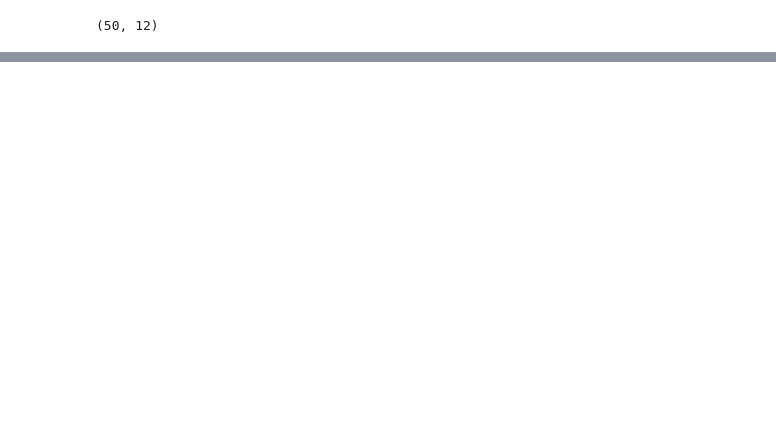
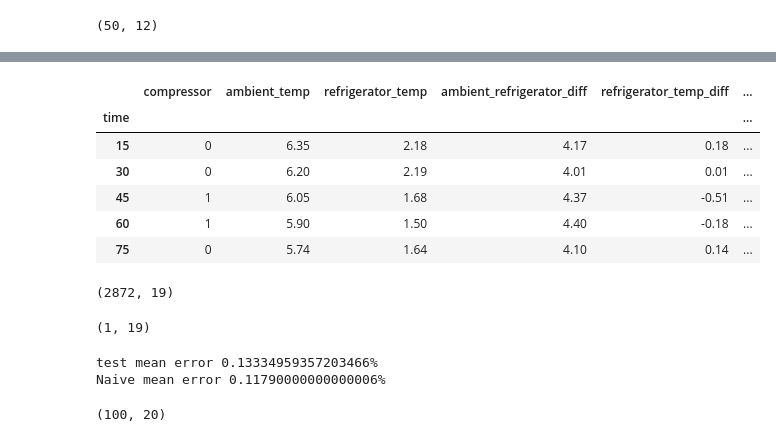
Before and after one commit to jacekdobrowolski/regression_forest, a Jupyter notebook: main.ipynb, the cells around one changed output, grey strips where cells are left out. Cells and saved outputs as stored; diff of their text form; code cells hidden in the pictures; blank space fills up the shorter version.

```diff
--- a/main.ipynb
+++ b/main.ipynb
@@ -142,0 +154,3 @@ print(forest.predict(test[:-1]))
+# %%
+to_be_predicted = delayed_df.iloc[:,-2].shift(-1)
+to_be_predicted.head()
@@ -142,0 +165,3 @@ print(forest.predict(test[:-1]))
+# %%
+actual_refrigerator_temp = delayed_df.iloc[:,-4].shift(-1)
+actual_refrigerator_temp.head()
@@ -142,0 +176,18 @@ print(forest.predict(test[:-1]))
+# %%
+final_df = pd.concat([delayed_df, to_be_predicted, actual_refrigerator_temp], axis=1).dropna()
+final_df.head()
+# %% [output]
+|  | compressor | ambient_temp | refrigerator_temp | ambient_refrigerator_diff | refrigerator_temp_diff | ... |
+| time |  |  |  |  |  | ... |
+| 15 | 0 | 6.35 | 2.18 | 4.17 | 0.18 | ... |
+| 30 | 0 | 6.20 | 2.19 | 4.01 | 0.01 | ... |
+| 45 | 1 | 6.05 | 1.68 | 4.37 | -0.51 | ... |
+| 60 | 1 | 5.90 | 1.50 | 4.40 | -0.18 | ... |
+| 75 | 0 | 5.74 | 1.64 | 4.10 | 0.14 | ... |
+# %%
+
+training_data = final_df.iloc[:-100, :-1]
+test_data = final_df.iloc[-100:, :]
+training_data.shape
+# %% [output]
+(2872, 19)
@@ -142,0 +202,25 @@ print(forest.predict(test[:-1]))
+# %%
+test_data.iloc[:, -6]
+forest.out_of_bag.shape
+# %% [output]
+(1, 19)
+# %%
+prediction_err_sum = 0
+actual_value = 0
+naive_err_sum = 0
+for test in test_data.values:
+    previous_temp = test[-6]
+    actual_value = test[-1]
+    prediction_err_sum += abs(((forest.predict(test[:-2]) + previous_temp) - actual_value))
+    naive_err_sum += abs((previous_temp - actual_value))
+
+# out_of_bag_size = forest.out_of_bag.shape[0]
+print(f"test mean error {(prediction_err_sum/test_data.shape[0])}%")
+print(f"Naive mean error {(naive_err_sum/test_data.shape[0])}%")
+# %% [output]
+test mean error 0.13334959357203466%
+Naive mean error 0.11790000000000006%
+# %%
+test_data.shape
+# %% [output]
+(100, 20)
```
Also changed, not shown: parts of 19 cells of this notebook, 5 other files.
